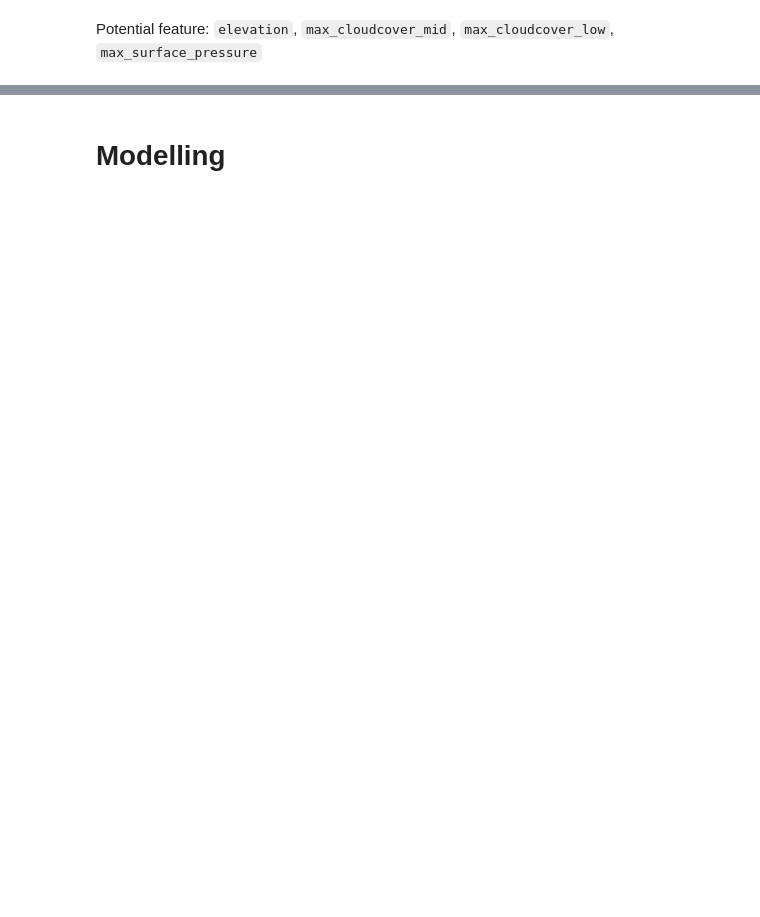
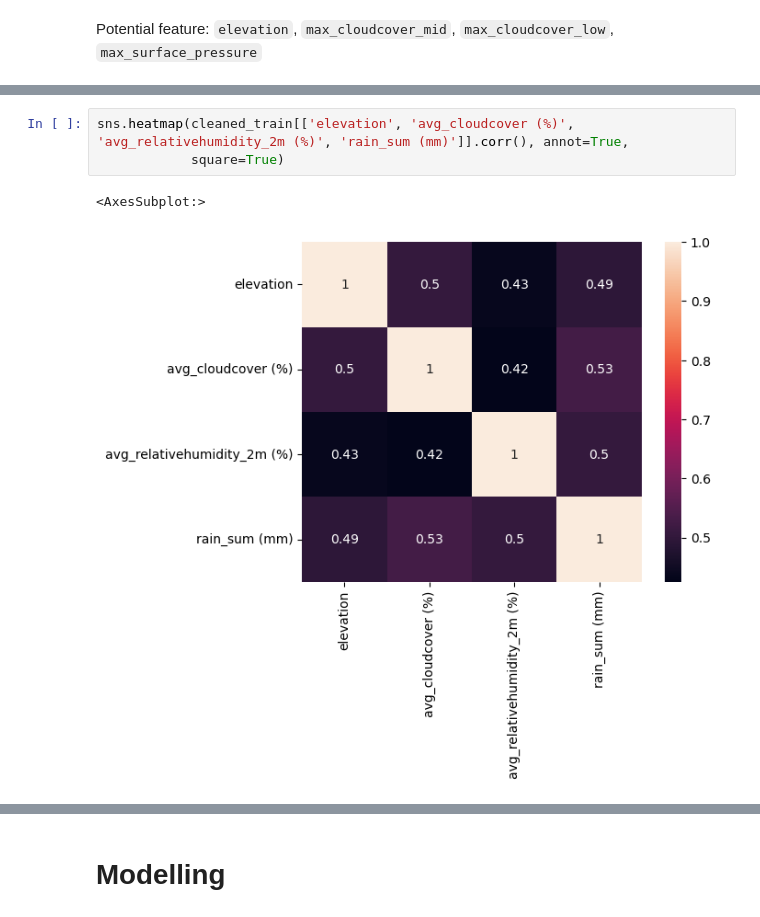
Before and after one commit to FelixFern/Arkavidia-2023-ODE, a Jupyter notebook: Arkavidia.ipynb, the cells around one changed output, grey strips where cells are left out. Cells and saved outputs as stored; diff of their text form; blank space fills up the shorter version.

```diff
--- a/Arkavidia.ipynb
+++ b/Arkavidia.ipynb
@@ -277,0 +296,6 @@ heatmap.set_title('Features Correlating with Rain Sum [Sum]', fontdict={'fontsiz
+# %%
+sns.heatmap(cleaned_train[['elevation', 'avg_cloudcover (%)', 'avg_relativehumidity_2m (%)', 'rain_sum (mm)']].corr(), annot=True,
+            square=True)
+# %% [output]
+<AxesSubplot:>
+[figure, added]
```
Also changed, not shown: parts of 12 cells of this notebook.
